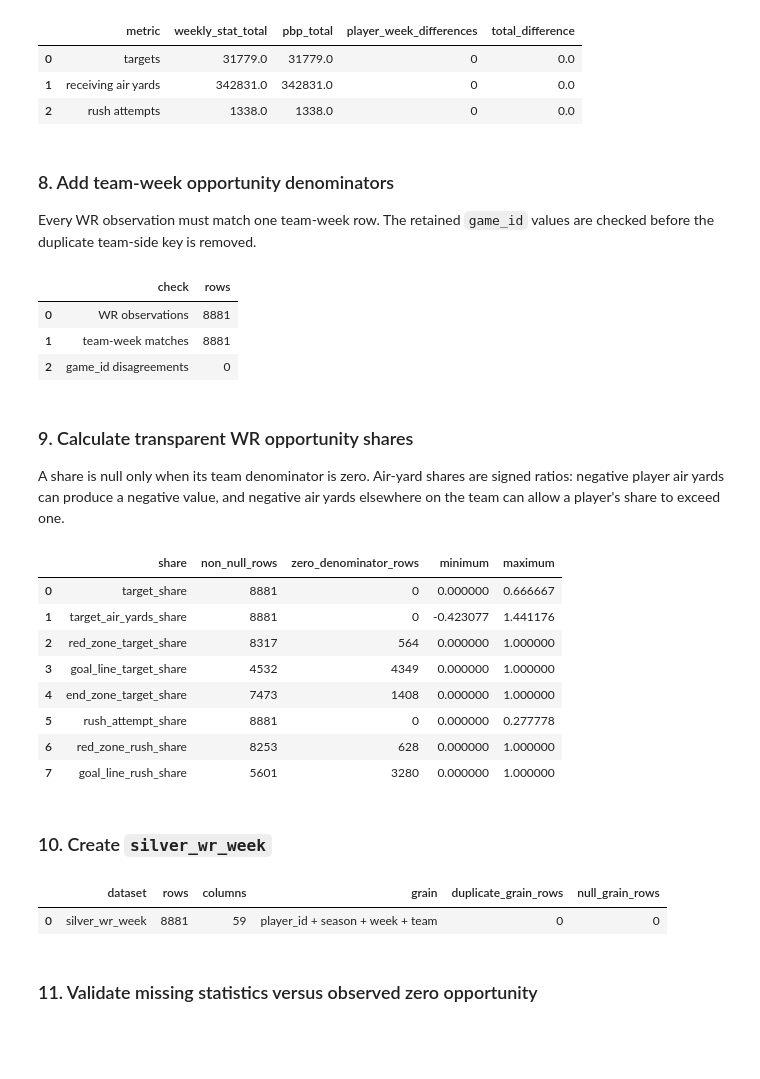
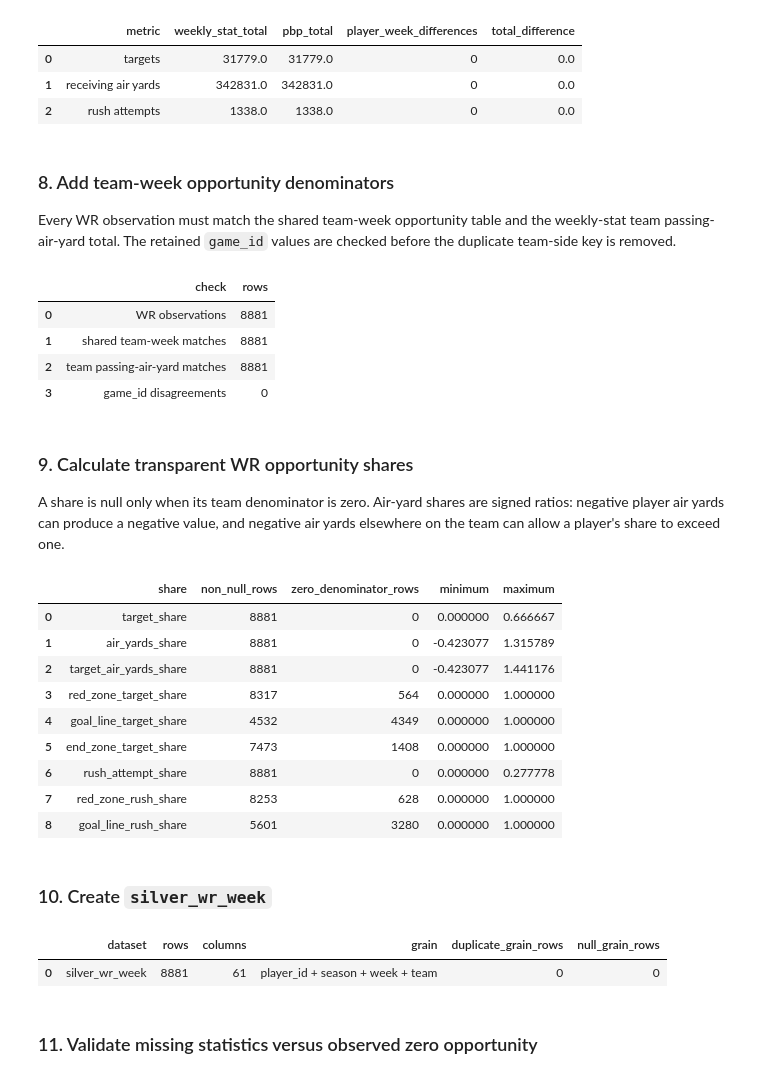
Before and after one commit to ddarby15/nfl-dream-lab-app, a Jupyter notebook: notebooks/silver/04_wr_weekly_facts.ipynb, the cells around one changed output. Saved outputs shown, nothing was run; the diff lists cells and outputs as text; code cells hidden in the pictures; blank space fills up the shorter version.

```diff
--- a/notebooks/silver/04_wr_weekly_facts.ipynb
+++ b/notebooks/silver/04_wr_weekly_facts.ipynb
@@ -447,38 +451,66 @@ opportunity_reconciliation
 # %% [markdown]
 ### 8. Add team-week opportunity denominators
 
-Every WR observation must match one team-week row. The retained `game_id` values are checked before the duplicate team-side key is removed.
+Every WR observation must match the shared team-week opportunity table and the weekly-stat team passing-air-yard total. The retained `game_id` values are checked before the duplicate team-side key is removed.
 # %%
-wr_with_team = wr_with_opportunity.merge(
-    team_week_opportunity,
-    on=TEAM_WEEK_GRAIN,
-    how="left",
-    validate="many_to_one",
-    suffixes=("", "_team"),
-    indicator="team_week_join",
+team_passing_air_yards = (
+    bronze_weekly_stats.groupby(TEAM_WEEK_GRAIN, dropna=False)["passing_air_yards"]
+    .sum(min_count=1)
+    .rename("team_passing_air_yards")
+    .reset_index()
+)
+team_passing_air_yards["team_passing_air_yards"] = team_passing_air_yards[
+    "team_passing_air_yards"
+].astype("Float64")
+
+assert team_passing_air_yards[TEAM_WEEK_GRAIN].notna().all().all()
+assert not team_passing_air_yards.duplicated(TEAM_WEEK_GRAIN).any()
+assert team_passing_air_yards["team_passing_air_yards"].notna().all()
+
+wr_with_team = (
+    wr_with_opportunity.merge(
+        team_week_opportunity,
+        on=TEAM_WEEK_GRAIN,
+        how="left",
+        validate="many_to_one",
+        suffixes=("", "_team"),
+        indicator="team_week_join",
+    )
+    .merge(
+        team_passing_air_yards,
+        on=TEAM_WEEK_GRAIN,
+        how="left",
+        validate="many_to_one",
+        indicator="passing_air_yards_join",
+    )
 )
 
 assert len(wr_with_team) == len(wr_with_opportunity)
 assert wr_with_team["team_week_join"].eq("both").all()
+assert wr_with_team["passing_air_yards_join"].eq("both").all()
 assert wr_with_team["game_id"].eq(wr_with_team["game_id_team"]).all()
 
-wr_with_team = wr_with_team.drop(columns=["game_id_team", "team_week_join"])
+wr_with_team = wr_with_team.drop(
+    columns=["game_id_team", "team_week_join", "passing_air_yards_join"]
+)
 
 pd.DataFrame(
     {
         "check": [
             "WR observations",
-            "team-week matches",
+            "shared team-week matches",
+            "team passing-air-yard matches",
             "game_id disagreements",
         ],
-        "rows": [len(wr_with_team), len(wr_with_team), 0],
+        "rows": [len(wr_with_team), len(wr_with_team), len(wr_with_team), 0],
     }
 )
 # %% [output]
 |  | check | rows |
 | 0 | WR observations | 8881 |
-| 1 | team-week matches | 8881 |
-| 2 | game_id disagreements | 0 |
+| 1 | shared team-week matches | 8881 |
+| 2 | team passing-air-yard matches | 8881 |
+| 3 | game_id disagreements | 0 |
 # %% [markdown]
 ### 9. Calculate transparent WR opportunity shares
 
@@ -486,6 +518,7 @@ A share is null only when its team denominator is zero. Air-yard shares are sign
 # %%
 SHARE_DEFINITIONS = {
     "target_share": ("pbp_targets", "team_targets"),
+    "air_yards_share": ("pbp_target_air_yards", "team_passing_air_yards"),
     "target_air_yards_share": ("pbp_target_air_yards", "team_air_yards"),
     "red_zone_target_share": ("red_zone_targets", "team_red_zone_targets"),
     "goal_line_target_share": ("goal_line_targets", "team_goal_line_targets"),
@@ -517,43 +550,43 @@ bounded_share_columns = [
     "target_share",
     "red_zone_target_share",
     "goal_line_target_share",
     "end_zone_target_share",
     "rush_attempt_share",
     "red_zone_rush_share",
     "goal_line_rush_share",
 ]
 
 for column in bounded_share_columns:
     assert wr_with_team[column].dropna().between(0, 1, inclusive="both").all()
 
-assert np.isfinite(
-    wr_with_team["target_air_yards_share"].dropna().astype("float64")
-).all()
+for column in ["air_yards_share", "target_air_yards_share"]:
+    assert np.isfinite(wr_with_team[column].dropna().astype("float64")).all()
 
 share_behavior_summary = pd.DataFrame(
     [
         {
             "share": share_column,
             "non_null_rows": wr_with_team[share_column].notna().sum(),
             "zero_denominator_rows": wr_with_team[denominator_column].eq(0).sum(),
             "minimum": wr_with_team[share_column].min(),
             "maximum": wr_with_team[share_column].max(),
         }
         for share_column, (_, denominator_column) in SHARE_DEFINITIONS.items()
     ]
 )
 
 share_behavior_summary
 # %% [output]
 |  | share | non_null_rows | zero_denominator_rows | minimum | maximum |
 | 0 | target_share | 8881 | 0 | 0.000000 | 0.666667 |
-| 1 | target_air_yards_share | 8881 | 0 | -0.423077 | 1.441176 |
-| 2 | red_zone_target_share | 8317 | 564 | 0.000000 | 1.000000 |
-| 3 | goal_line_target_share | 4532 | 4349 | 0.000000 | 1.000000 |
-| 4 | end_zone_target_share | 7473 | 1408 | 0.000000 | 1.000000 |
-| 5 | rush_attempt_share | 8881 | 0 | 0.000000 | 0.277778 |
-| 6 | red_zone_rush_share | 8253 | 628 | 0.000000 | 1.000000 |
-| 7 | goal_line_rush_share | 5601 | 3280 | 0.000000 | 1.000000 |
+| 1 | air_yards_share | 8881 | 0 | -0.423077 | 1.315789 |
+| 2 | target_air_yards_share | 8881 | 0 | -0.423077 | 1.441176 |
+| 3 | red_zone_target_share | 8317 | 564 | 0.000000 | 1.000000 |
+| 4 | goal_line_target_share | 4532 | 4349 | 0.000000 | 1.000000 |
+| 5 | end_zone_target_share | 7473 | 1408 | 0.000000 | 1.000000 |
+| 6 | rush_attempt_share | 8881 | 0 | 0.000000 | 0.277778 |
+| 7 | red_zone_rush_share | 8253 | 628 | 0.000000 | 1.000000 |
+| 8 | goal_line_rush_share | 5601 | 3280 | 0.000000 | 1.000000 |
 # %% [markdown]
 ### 10. Create `silver_wr_week`
 # %%
@@ -580,6 +613,7 @@ WR_WEEK_COLUMNS = [
     *PLAYER_WEEK_COLUMNS,
     *PBP_OPPORTUNITY_COLUMNS,
     *TEAM_DENOMINATOR_COLUMNS,
+    "team_passing_air_yards",
     *SHARE_DEFINITIONS.keys(),
 ]
 
@@ -606,7 +640,7 @@ pd.DataFrame(
 )
 # %% [output]
 |  | dataset | rows | columns | grain | duplicate_grain_rows | null_grain_rows |
-| 0 | silver_wr_week | 8881 | 59 | player_id + season + week + team | 0 | 0 |
+| 0 | silver_wr_week | 8881 | 61 | player_id + season + week + team | 0 | 0 |
 # %% [markdown]
 ### 11. Validate missing statistics versus observed zero opportunity
 # %%
```
Also changed, not shown: parts of 13 cells of this notebook, 8 other files.
